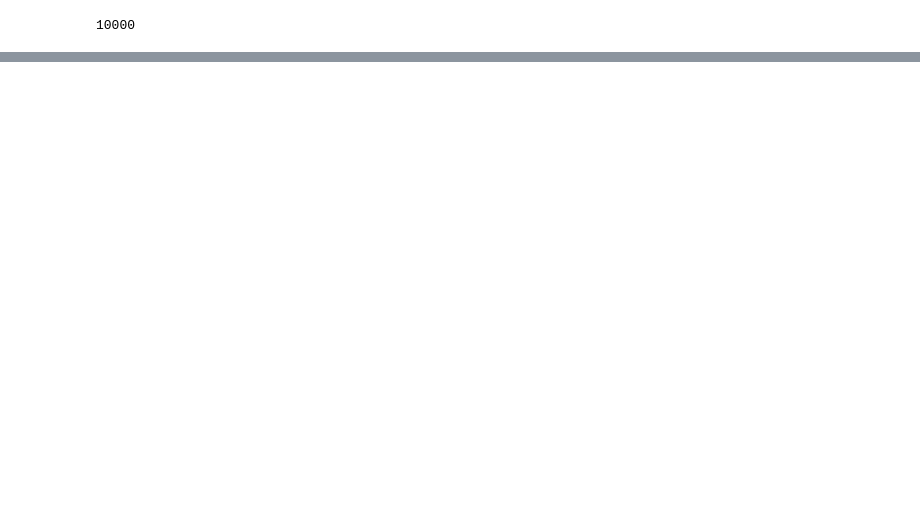
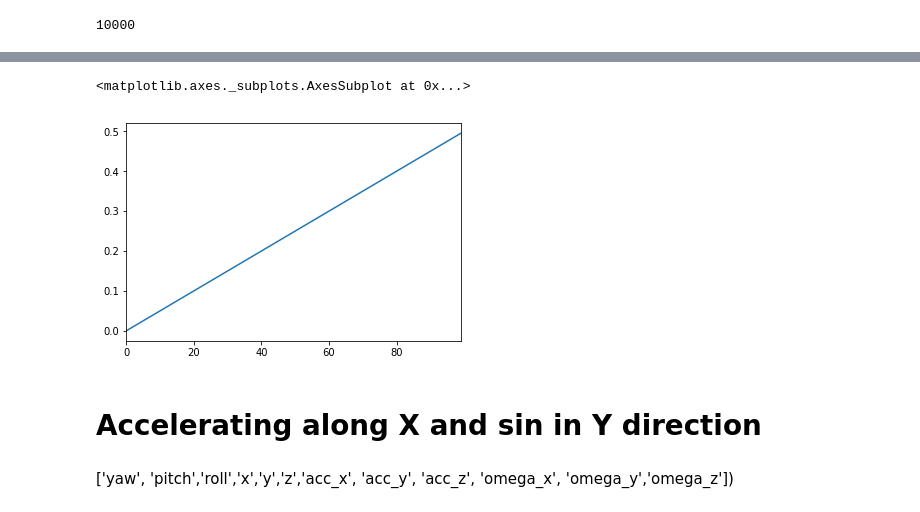
Before and after one commit to nosmokingsurfer/mrob_sandbox, a Jupyter notebook: Trajectory Generators.ipynb, the cells around one changed output, grey strips where cells are left out. Saved outputs shown, nothing was run; the diff lists cells and outputs as text; code cells hidden in the pictures; blank space fills up the shorter version.

```diff
--- a/Trajectory Generators.ipynb
+++ b/Trajectory Generators.ipynb
@@ -67,0 +115,5 @@ df.to_csv('acceleration_along_straigt_line.csv')
+# %%
+df.omega_z.plot()
+# %% [output]
+<matplotlib.axes._subplots.AxesSubplot at 0x...>
+[figure, added]
@@ -67,0 +126,4 @@ df.to_csv('acceleration_along_straigt_line.csv')
+# %% [markdown]
+# Accelerating along X and sin in Y direction
+# %% [markdown]
+['yaw', 'pitch','roll','x','y','z','acc_x', 'acc_y', 'acc_z', 'omega_x', 'omega_y','omega_z'])
```
Also changed, not shown: parts of 10 cells of this notebook, 1 other file.
